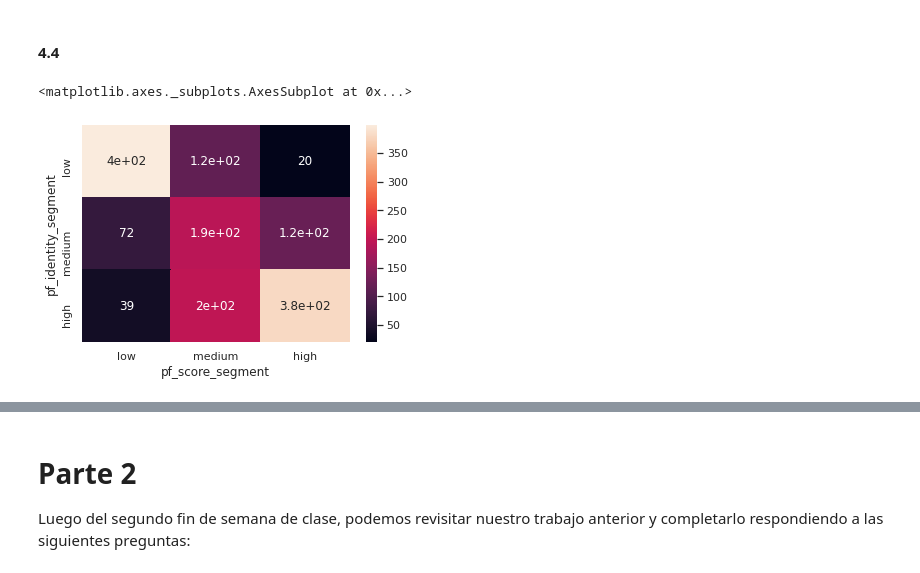
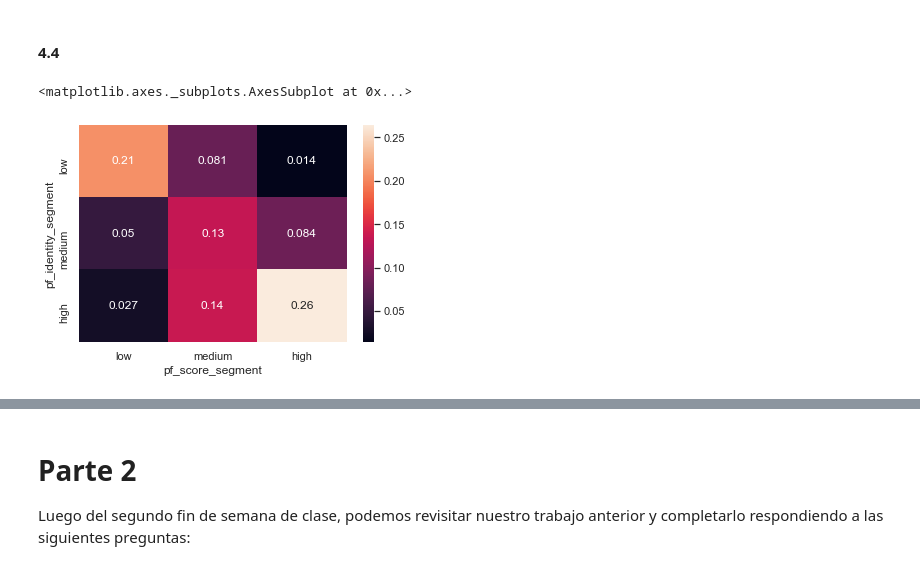
Before and after one commit to diegobcuadro/AyV_Grupo10, a Jupyter notebook: practico.ipynb, the cells around one changed output, grey strips where cells are left out. Saved outputs shown, nothing was run; the diff lists cells and outputs as text; code cells hidden in the pictures.

```diff
--- a/practico.ipynb
+++ b/practico.ipynb
@@ -753,14 +690,0 @@ seaborn.heatmap(corr)
-# %%
-columnas = ['pf_identity','pf_score','ef_score']
-corr = dataset[columnas].corr(method='pearson')
-
-mask = numpy.zeros_like(corr, dtype=numpy.bool)
-mask[numpy.triu_indices_from(mask)] = True
-
-seaborn.set_style(style = 'white')
-
-f, ax = plt.subplots(figsize=(7, 5))
-
-cmap = seaborn.diverging_palette(10, 250, as_cmap=True)
-
-seaborn.heatmap(corr, mask=mask, cmap=cmap, square=True, linewidths=.5, cbar_kws={"shrink": .5}, ax=ax)
@@ -790,7 +708,18 @@ pf_identity_2 = numpy.quantile(dataset.pf_identity.dropna(),.33)
 pf_identity_3 = numpy.quantile(dataset.pf_identity.dropna(),.66)
 pf_identity_4 = numpy.quantile(dataset.pf_identity.dropna(),1)
 
-dataset['pf_identity_segment'] = pandas.cut(dataset.pf_identity, bins=[pf_identity_1 - 0.1 ,pf_identity_2,pf_identity_3 - 0.1 ,pf_identity_4], labels=['low','medium','high'])
+dataset['pf_identity_segment'] = pandas.cut(dataset.pf_identity, bins=[pf_identity_1 , pf_identity_2, pf_identity_3 - 0.1 , pf_identity_4], labels=['low','medium','high'])
 
-seaborn.set(style="darkgrid")
-seaborn.countplot(x="pf_identity_segment", data=dataset)
+pf_score_1 = dataset['pf_score'].min()
+pf_score_2 = numpy.quantile(dataset.pf_score.dropna(),.33)
+pf_score_3 = numpy.quantile(dataset.pf_score.dropna(),.66)
+pf_score_4 = numpy.quantile(dataset.pf_score.dropna(),1)
+
+dataset['pf_score_segment'] = pandas.cut(dataset.pf_score, bins=[pf_score_1 ,pf_score_2,pf_score_3,pf_score_4], labels=['low','medium','high'])
+
+ef_score_1 = dataset['ef_score'].min()
+ef_score_2 = numpy.quantile(dataset.ef_score.dropna(),.33)
+ef_score_3 = numpy.quantile(dataset.ef_score.dropna(),.66)
+ef_score_4 = numpy.quantile(dataset.ef_score.dropna(),1)
+
+dataset['ef_score_segment'] = pandas.cut(dataset.ef_score, bins=[ef_score_1,ef_score_2,ef_score_3,ef_score_4], labels=['low','medium','high'])
@@ -800,10 +725,0 @@ seaborn.countplot(x="pf_identity_segment", data=dataset)
-# %%
-pf_score_1 = dataset['pf_score'].min()
-pf_score_2 = numpy.quantile(dataset.pf_score.dropna(),.33)
-pf_score_3 = numpy.quantile(dataset.pf_score.dropna(),.66)
-pf_score_4 = numpy.quantile(dataset.pf_score.dropna(),1)
-
-dataset['pf_score_segment'] = pandas.cut(dataset.pf_score, bins=[pf_score_1 - 0.1,pf_score_2,pf_score_3,pf_score_4], labels=['low','medium','high'])
-
-seaborn.set(style="darkgrid")
-seaborn.countplot(x="pf_score_segment", data=dataset)
@@ -842,9 +735,7 @@ dataset
 # %% [markdown]
 #### 4.4
 # %%
-plt.figure(figsize=(6,4))
-exp = pandas.crosstab(dataset.pf_identity_segment, dataset.pf_score_segment)
-seaborn.heatmap(exp, annot=True)
+seaborn.heatmap(pandas.crosstab(dataset.pf_identity_segment, dataset.pf_score_segment, normalize=True), annot=True)
 # %% [output]
 <matplotlib.axes._subplots.AxesSubplot at 0x...>
-[figure, old version]
+[figure, new version]
```
Also changed, not shown: parts of 30 cells of this notebook.
